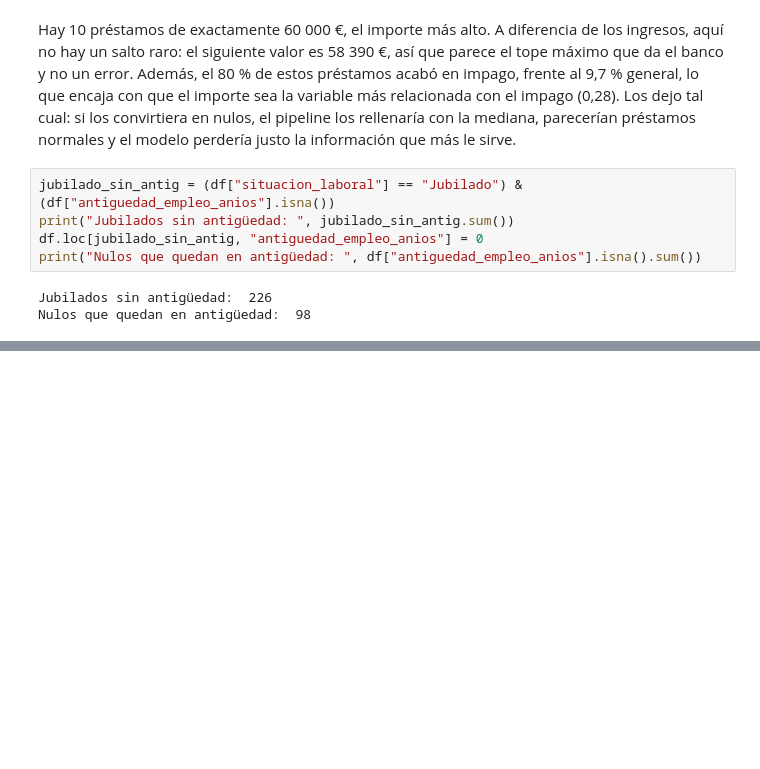
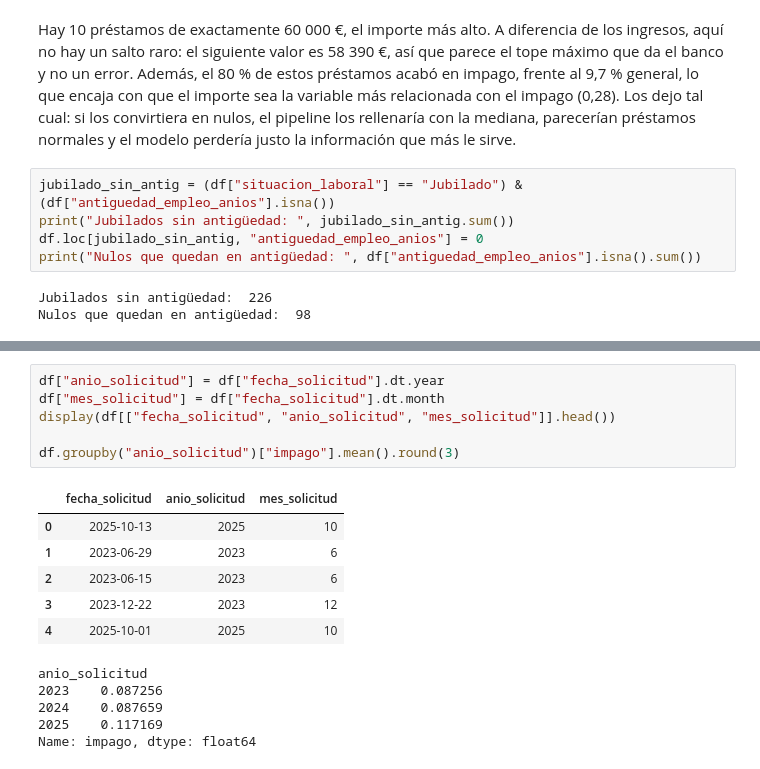
Before and after one commit to antonio-capel-dev/loan-default-risk, a Jupyter notebook: prestamos.ipynb, the cells around one changed output, grey strips where cells are left out. Cells and saved outputs as stored; diff of their text form; blank space fills up the shorter version.

```diff
--- a/prestamos.ipynb
+++ b/prestamos.ipynb
@@ -385,0 +432,18 @@ Nulos que quedan en antigüedad:  98
+# %%
+df["anio_solicitud"] = df["fecha_solicitud"].dt.year
+df["mes_solicitud"] = df["fecha_solicitud"].dt.month
+display(df[["fecha_solicitud", "anio_solicitud", "mes_solicitud"]].head())
+
+df.groupby("anio_solicitud")["impago"].mean().round(3)
+# %% [output]
+|  | fecha_solicitud | anio_solicitud | mes_solicitud |
+| 0 | 2025-10-13 | 2025 | 10 |
+| 1 | 2023-06-29 | 2023 | 6 |
+| 2 | 2023-06-15 | 2023 | 6 |
+| 3 | 2023-12-22 | 2023 | 12 |
+| 4 | 2025-10-01 | 2025 | 10 |
+anio_solicitud
+2023    0.087256
+2024    0.087659
+2025    0.117169
+Name: impago, dtype: float64
```
Also changed, not shown: parts of 8 cells of this notebook.
